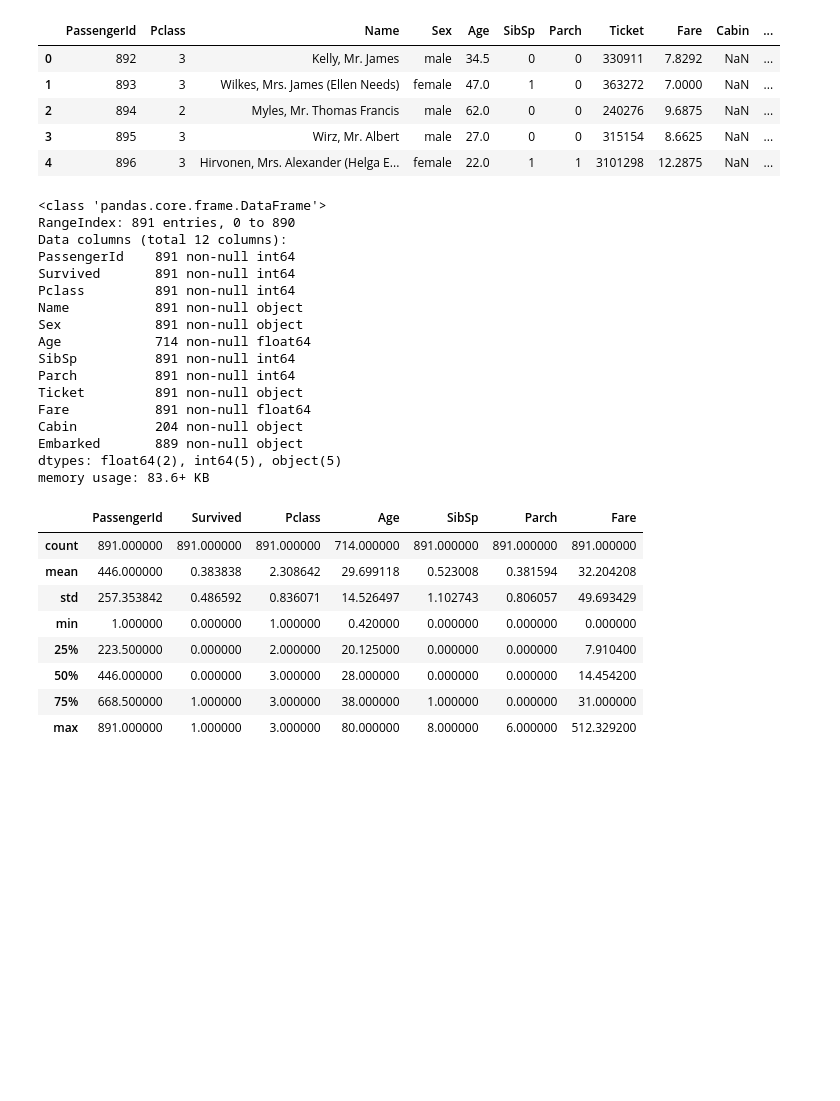
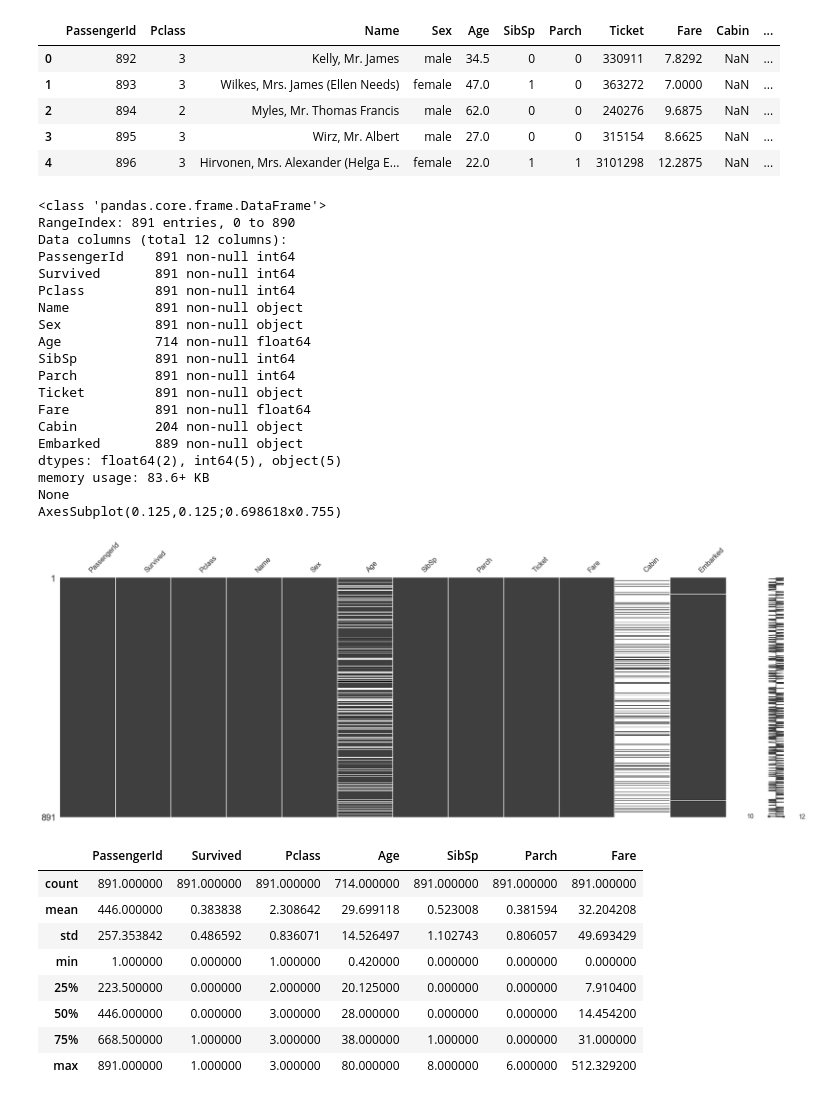
Before and after one commit to cghaocg/Kaggle-Titanic_Machine_Learningfrom-Disaster, a Jupyter notebook: model/EDA_model.ipynb, the cells around one changed output. Cells and saved outputs as stored; diff of their text form; code cells hidden in the pictures; blank space fills up the shorter version.

Commit message:
add module "missingno", plot matrix to missing value.

```diff
--- a/model/EDA_model.ipynb
+++ b/model/EDA_model.ipynb
@@ -51,25 +53,29 @@ df_test.head()
 | 4 | 896 | 3 | Hirvonen, Mrs. Alexander (Helga E... | female | 22.0 | 1 | 1 | 3101298 | 12.2875 | NaN | ... |
 # %%
 # Check out data types, missing values
-df_train.info()
+print(df_train.info())
+print(msno.matrix(df_train, figsize = (30,10)))
 # %% [output]
 <class 'pandas.core.frame.DataFrame'>
 RangeIndex: 891 entries, 0 to 890
 Data columns (total 12 columns):
 PassengerId    891 non-null int64
 Survived       891 non-null int64
 Pclass         891 non-null int64
 Name           891 non-null object
 Sex            891 non-null object
 Age            714 non-null float64
 SibSp          891 non-null int64
 Parch          891 non-null int64
 Ticket         891 non-null object
 Fare           891 non-null float64
 Cabin          204 non-null object
 Embarked       889 non-null object
 dtypes: float64(2), int64(5), object(5)
 memory usage: 83.6+ KB
+None
+AxesSubplot(0.125,0.125;0.698618x0.755)
+[figure, added]
 # %%
 df_train.describe()
 # %% [output]
```
Also changed, not shown: parts of 2 cells of this notebook.
